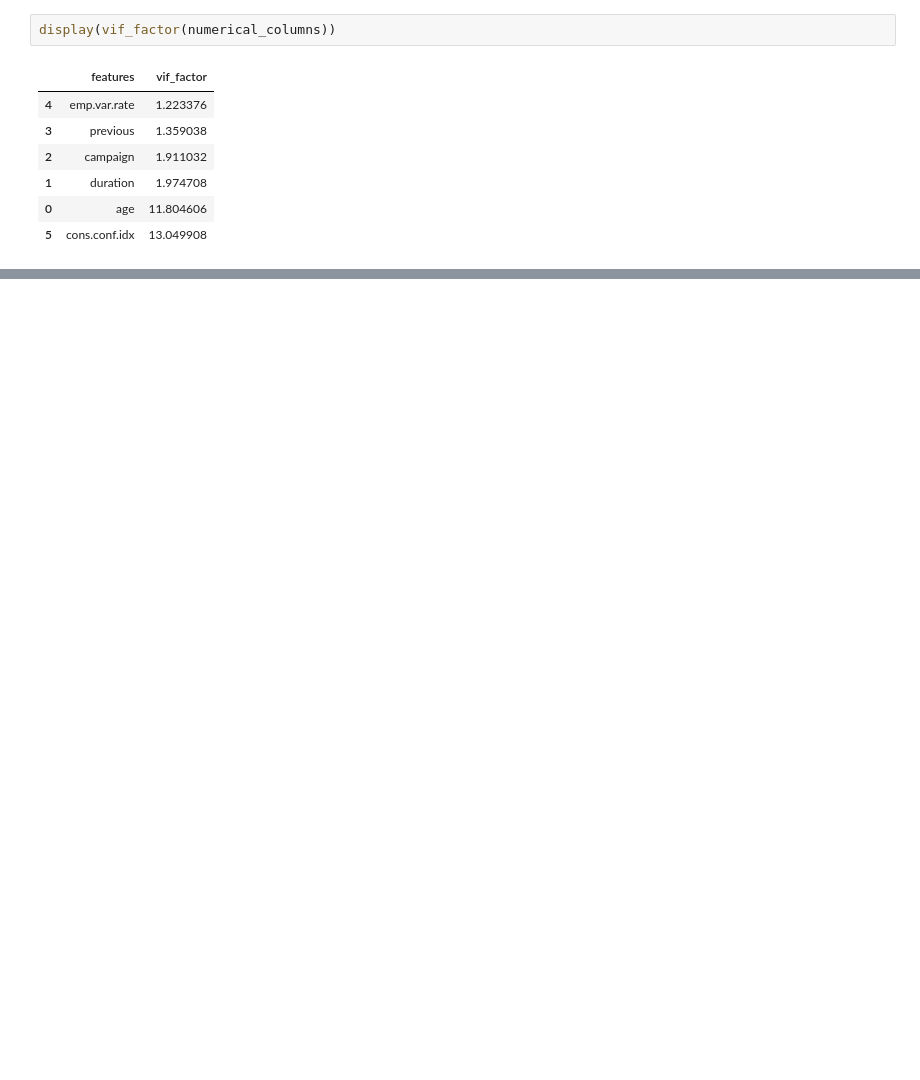
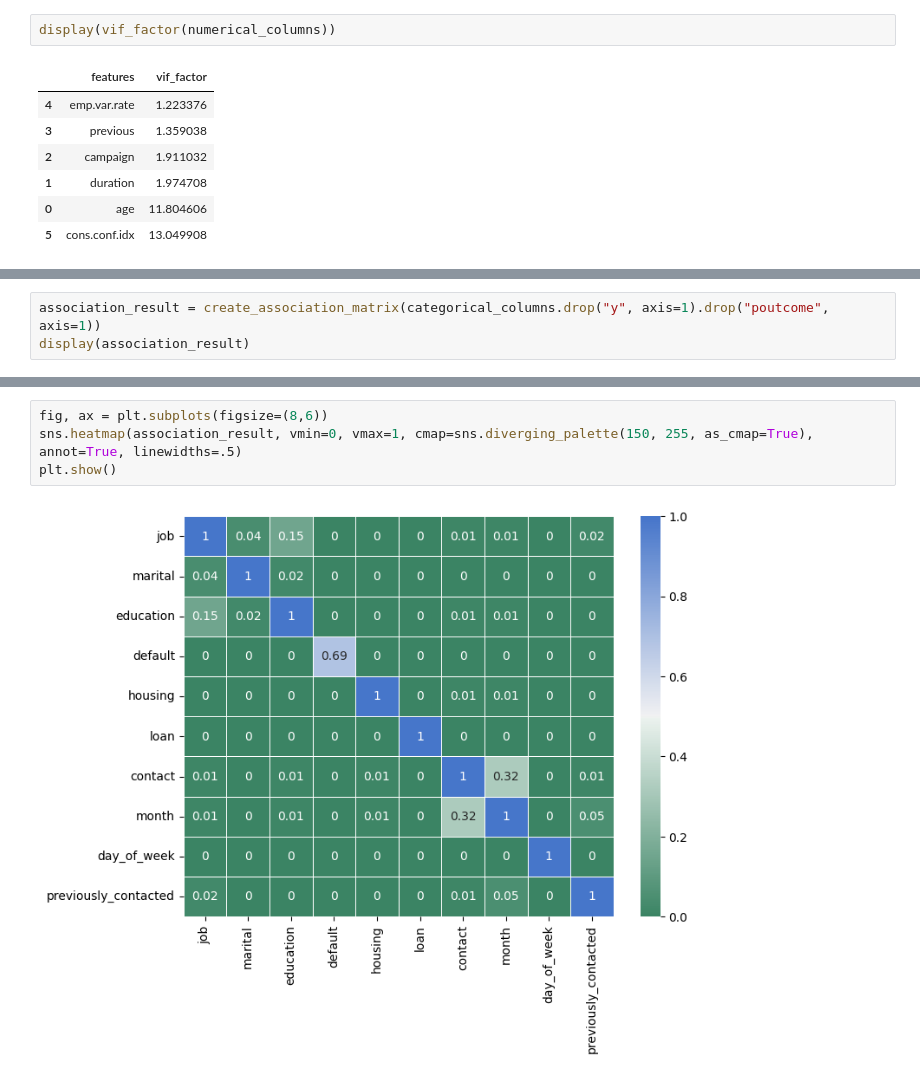
Before and after one commit to KISEE41/Banking-Marketing-Target, a Jupyter notebook: descriptive_analysis_of_variables.ipynb, the cells around one changed output, grey strips where cells are left out. Cells and saved outputs as stored; diff of their text form; blank space fills up the shorter version.

```diff
--- a/descriptive_analysis_of_variables.ipynb
+++ b/descriptive_analysis_of_variables.ipynb
@@ -444,0 +536,3 @@ display(vif_factor(numerical_columns))
+# %%
+association_result = create_association_matrix(categorical_columns.drop("y", axis=1).drop("poutcome", axis=1))
+display(association_result)
@@ -444,0 +551,6 @@ display(vif_factor(numerical_columns))
+# %%
+fig, ax = plt.subplots(figsize=(8,6))
+sns.heatmap(association_result, vmin=0, vmax=1, cmap=sns.diverging_palette(150, 255, as_cmap=True), annot=True, linewidths=.5)
+plt.show()
+# %% [output]
+[figure, added]
```
Also changed, not shown: parts of 11 cells of this notebook.
